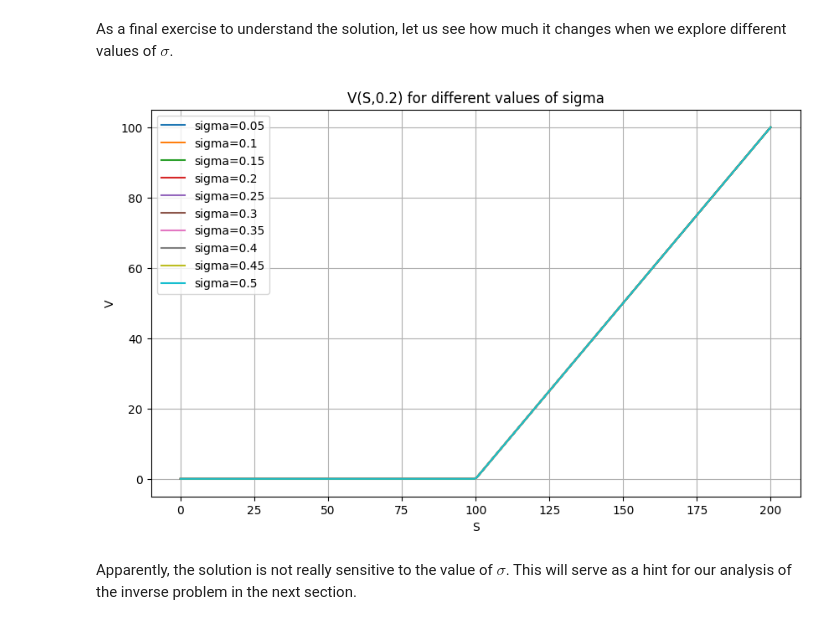
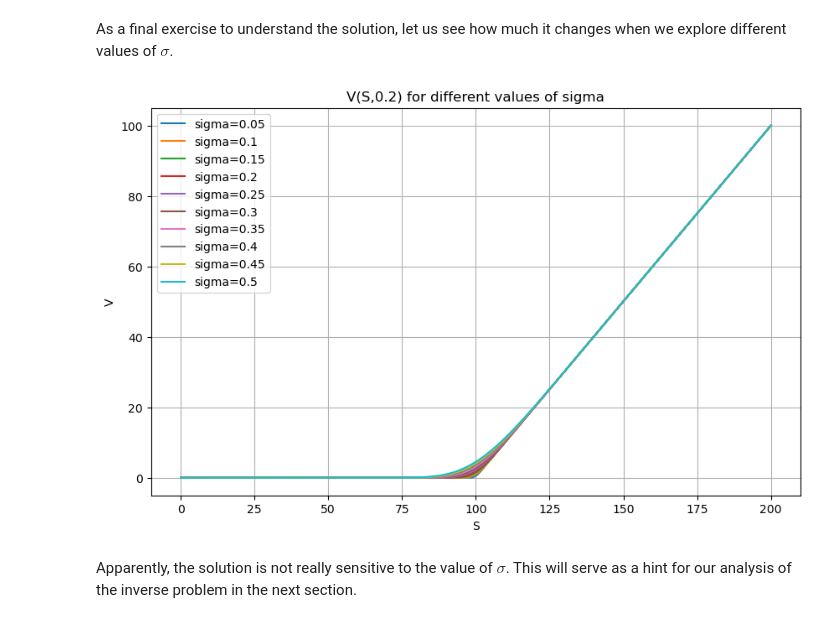
Before and after one commit to ltonetto00/PINN_BlackScholes, a Jupyter notebook: PINN_blackscholes_git.ipynb, the cells around one changed output. Cells and saved outputs as stored; diff of their text form; code cells hidden in the pictures.

```diff
--- a/PINN_blackscholes_git.ipynb
+++ b/PINN_blackscholes_git.ipynb
@@ -527,21 +529,26 @@ plt.show()
 # %% [markdown]
 As a final exercise to understand the solution, let us see how much it changes when we explore different values of $\sigma$.
+# %%
+sigma_plot = torch.linspace(0.05,0.5,10)
+r_plot = torch.linspace(0.01,0.1,10)
+S_plot = torch.linspace(x_domain[0], x_domain[1], steps=n_points_x)
+t_plot = torch.linspace(t_domain[0], t_domain[1], steps=n_points_t)
 # %%
 plt.figure(figsize=(10, 6))
 for i in range(len(sigma_plot)):
-  y_plot = exact_solution_torch(E, T, r, sigma_plot[i], S_plot, torch.tensor(0.25))
+  y_plot = exact_solution_torch(E, T, r, sigma_plot[i], S_plot, torch.tensor(0.2))
   plt.plot(S_plot, y_plot, label='sigma='+ str(round(sigma_plot.numpy()[i],2)))
 
 plt.xlabel('S')
 plt.ylabel('V')
 plt.title('V(S,0.2) for different values of sigma')
 
 plt.legend()
 plt.grid(True)
 
 plt.show()
 # %% [output]
-[figure, old version]
+[figure, new version]
 # %% [markdown]
 Apparently, the solution is not really sensitive to the value of $\sigma$. This will serve as a hint for our analysis of the inverse problem in the next section.
 # %% [markdown]
```
Also changed, not shown: parts of 34 cells of this notebook.
